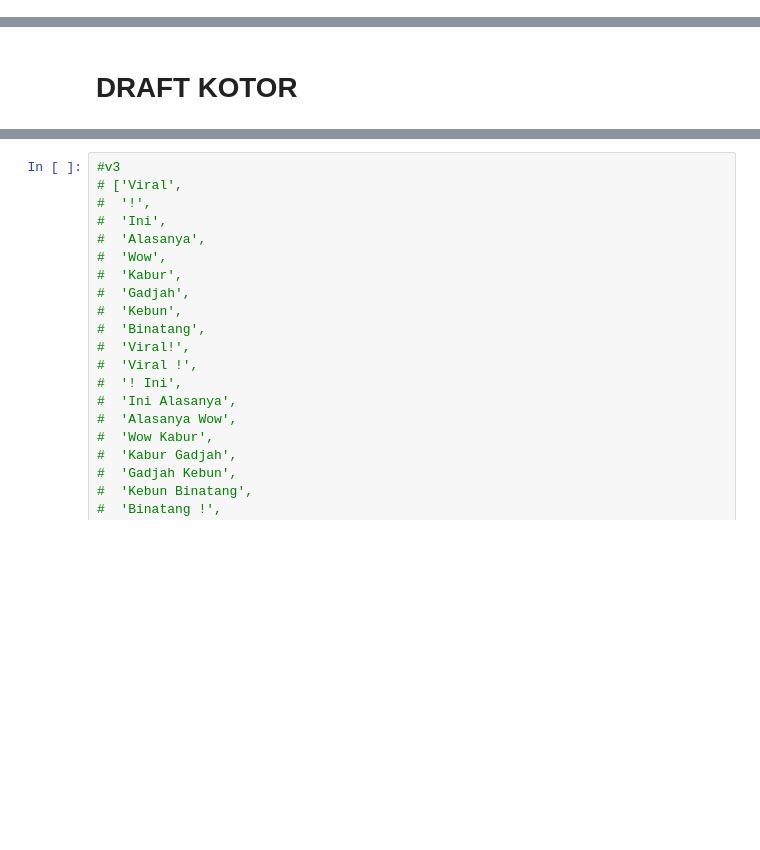
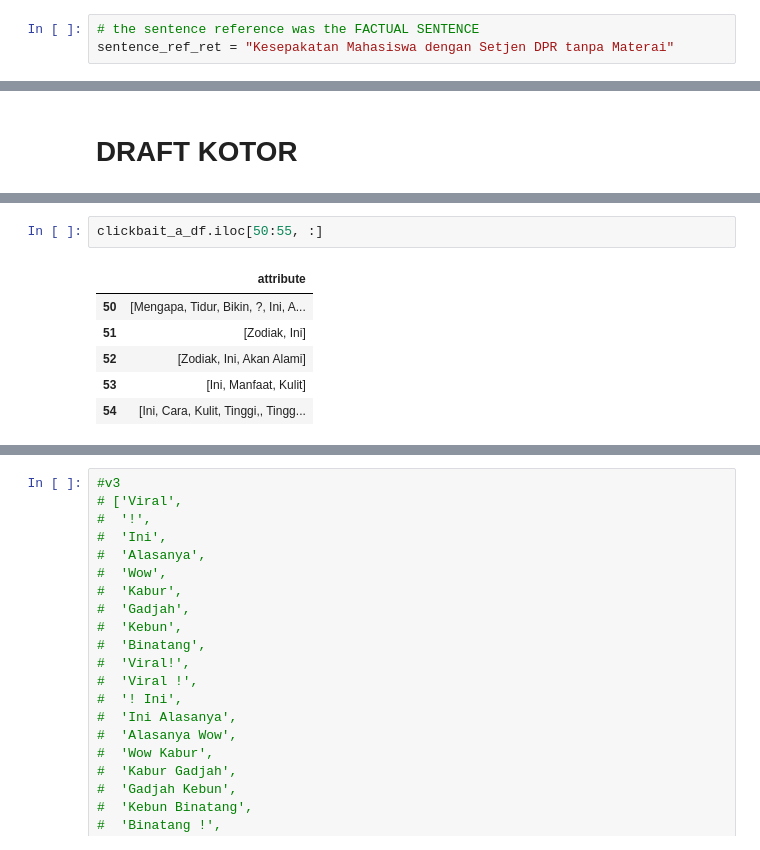
Before and after one commit to nurrizkyimani/nlp-clickbait-transfers, a Jupyter notebook: AUGUST_DONE_project_transfer.ipynb, the cells around one changed output, grey strips where cells are left out. Cells and saved outputs as stored; diff of their text form; blank space fills up the shorter version.

```diff
--- a/AUGUST_DONE_project_transfer.ipynb
+++ b/AUGUST_DONE_project_transfer.ipynb
@@ -10,0 +946,3 @@ Drive already mounted at /content/drive/; to attempt to forcibly remount, call d
+# %%
+# the sentence reference was the FACTUAL SENTENCE
+sentence_ref_ret = "Kesepakatan Mahasiswa dengan Setjen DPR tanpa Materai"
@@ -1382,0 +2862,9 @@ att, clean_sentence = salience_func(sentence, 1, 2, "non-to-click")
+# %%
+clickbait_a_df.iloc[50:55, :]
+# %% [output]
+|  | attribute |
+| 50 | [Mengapa, Tidur, Bikin, ?, Ini, A... |
+| 51 | [Zodiak, Ini] |
+| 52 | [Zodiak, Ini, Akan Alami] |
+| 53 | [Ini, Manfaat, Kulit] |
+| 54 | [Ini, Cara, Kulit, Tinggi,, Tingg... |
```
Also changed, not shown: parts of 326 cells of this notebook.
